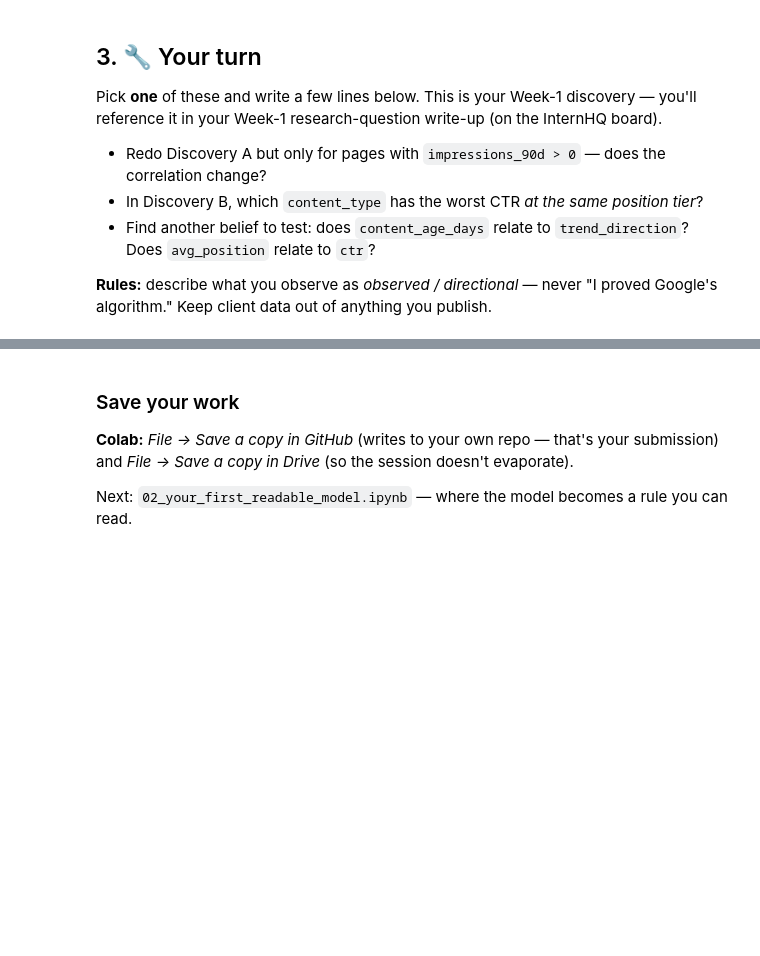
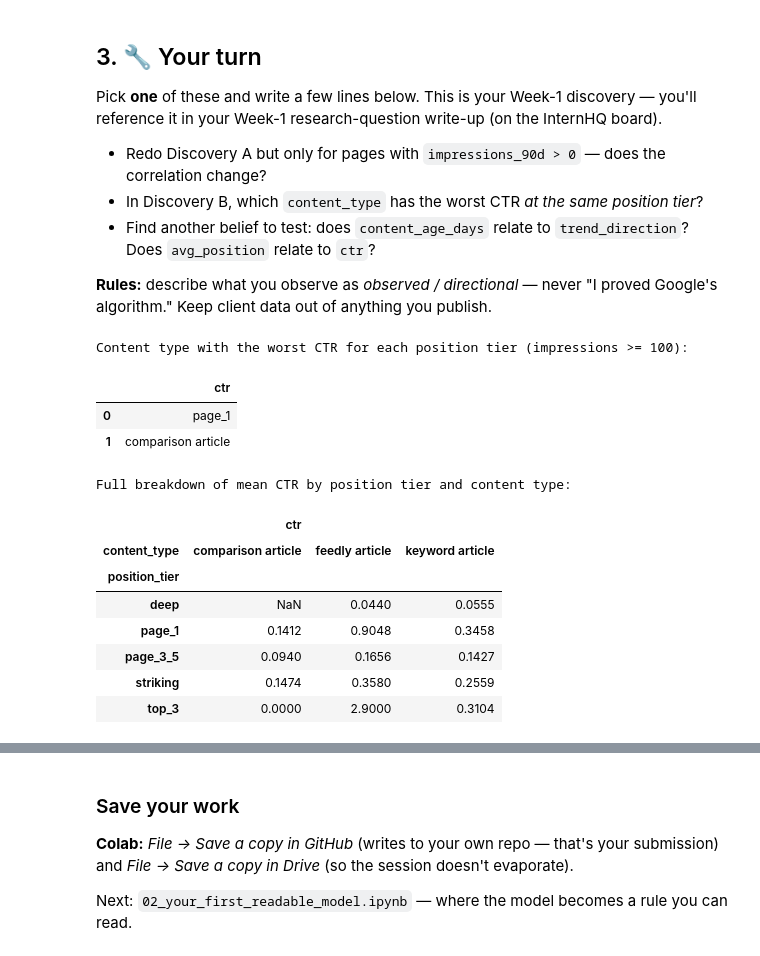
Before and after one commit to HArmor28/ML, a Jupyter notebook: notebooks/01_first_look_and_discovery.ipynb, the cells around one changed output, grey strips where cells are left out. Drawn from its saved outputs; the diff is of its cells as text; code cells hidden in the pictures; blank space fills up the shorter version.

```diff
--- a/notebooks/01_first_look_and_discovery.ipynb
+++ b/notebooks/01_first_look_and_discovery.ipynb
@@ -99,3 +153,35 @@ Pick **one** of these and write a few lines below. This is your Week-1 discovery
 **Rules:** describe what you observe as *observed / directional* — never "I proved Google's algorithm." Keep client data out of anything you publish.
 # %%
 # Your discovery here
+
+# Considering pages with at least 100 impressions, the results find the content_type with the worst CTR within each position tier. This analysis shows that compairson article is generally the poorest performer across several position tiers, while feedly article has the lowest CTR overall, in the deep tier. These findings are visualized by the bar chart below.
+# Filter for visible pages (impressions >= 100) as in Discovery B
+visible = df[df["impressions_90d"] >= 100]
+
+# Group by position_tier and content_type and calculate the mean CTR
+ctr_by_pos_content = visible.groupby(["position_tier", "content_type"])[["ctr"]].mean()
+
+# Find the content_type with the worst (lowest) CTR for each position_tier
+worst_ctr_content_type = ctr_by_pos_content.groupby(level=0).apply(lambda x: x.idxmin())
+
+print("Content type with the worst CTR for each position tier (impressions >= 100):")
+# Extract just the content_type for clearer display
+# The result is a Series of tuples, so we need to unpack the content_type from the second element of the tuple
+display(worst_ctr_content_type.apply(lambda x: x[1]))
+
+print("\nFull breakdown of mean CTR by position tier and content type:")
+display(ctr_by_pos_content.unstack().round(4))
+# %% [output]
+Content type with the worst CTR for each position tier (impressions >= 100):
+|  | ctr |
+| 0 | page_1 |
+| 1 | comparison article |
+Full breakdown of mean CTR by position tier and content type:
+|  | ctr |  |  |
+| content_type | comparison article | feedly article | keyword article |
+| position_tier |  |  |  |
+| deep | NaN | 0.0440 | 0.0555 |
+| page_1 | 0.1412 | 0.9048 | 0.3458 |
+| page_3_5 | 0.0940 | 0.1656 | 0.1427 |
+| striking | 0.1474 | 0.3580 | 0.2559 |
+| top_3 | 0.0000 | 2.9000 | 0.3104 |
```
Also changed, not shown: parts of 8 cells of this notebook.
